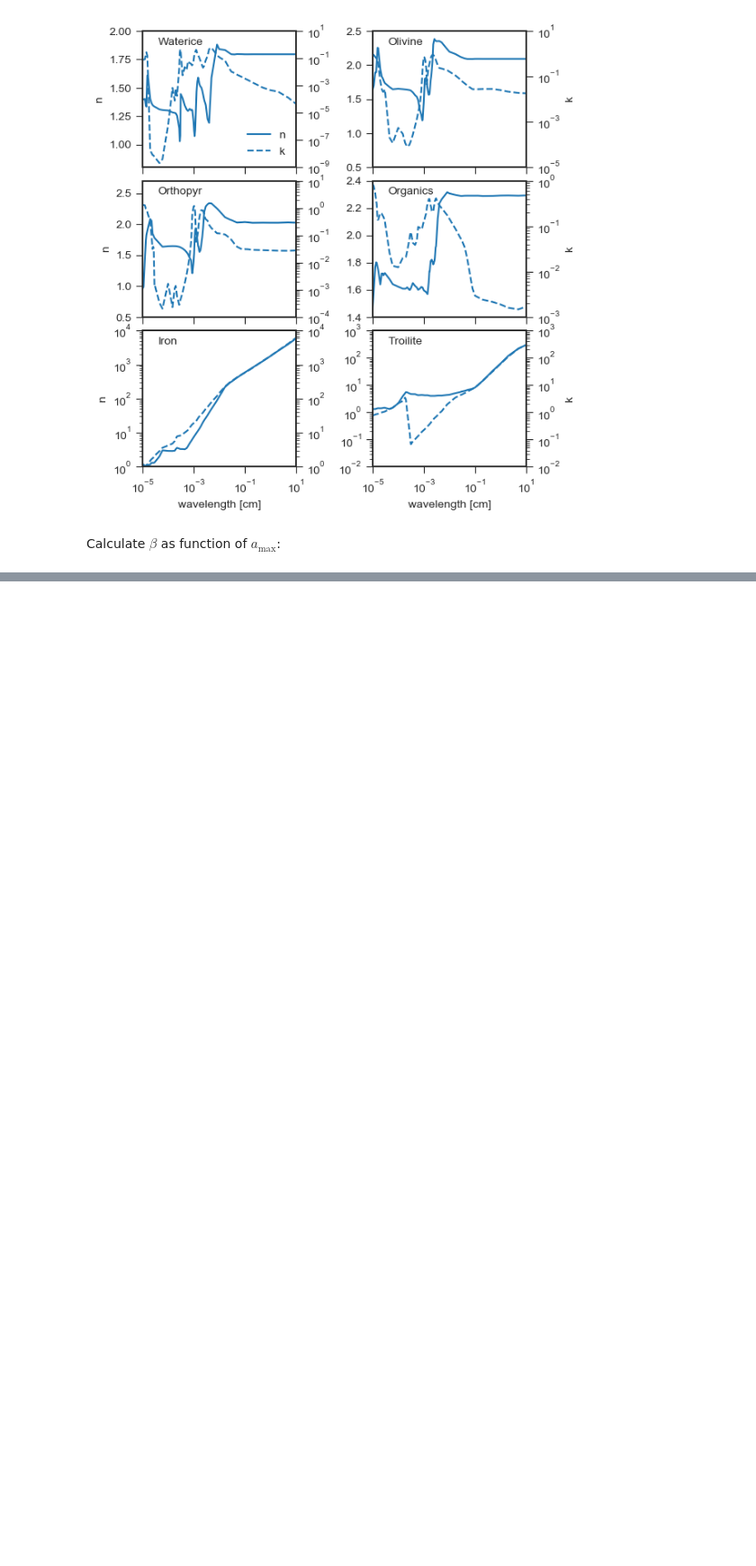
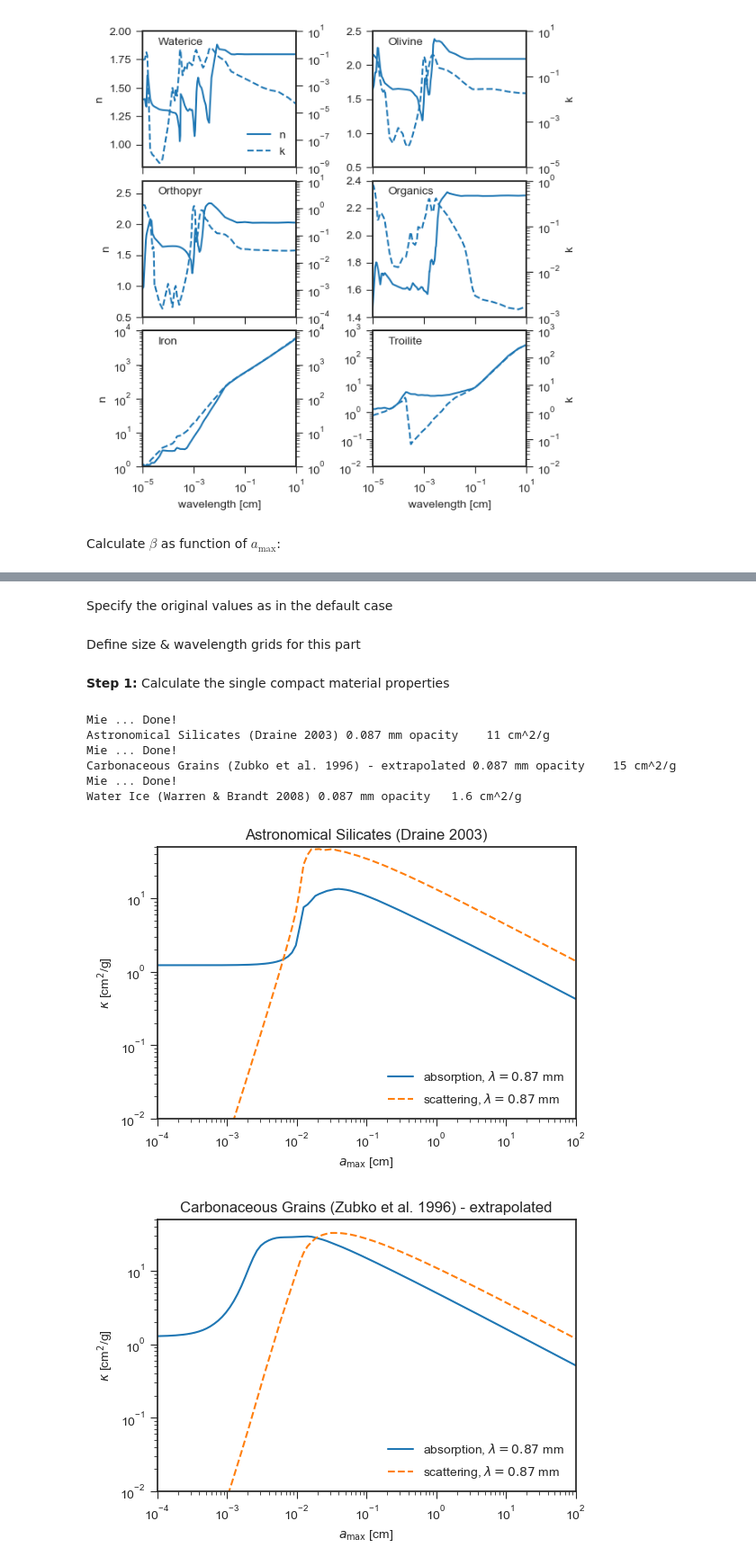
Before and after one commit to seanandrews/p484, a Jupyter notebook: projects/opacities/default_opacities.ipynb, the cells around one changed output, grey strips where cells are left out. Shown: that part at 90% size. Drawn from its saved outputs; the diff is of its cells as text; code cells hidden in the pictures; blank space fills up the shorter version.

```diff
--- a/projects/opacities/default_opacities.ipynb
+++ b/projects/opacities/default_opacities.ipynb
@@ -522,0 +452,53 @@ kappa_abs @ 0.88 mm for a_max = 1mm : 1.38 cm^2/g
+# %%
+%matplotlib inline
+import matplotlib.pyplot as plt
+import numpy as np
+import os
+
+from disklab import opacity
+plt.style.use(['seaborn-ticks', {'figure.dpi': 100}])
+# %% [markdown]
+Specify the original values as in the default case
+# %%
+c1 = opacity.diel_draine2003_astrosil()
+c2 = opacity.diel_zubko_carbon(extrapol=True, lmax=2)
+c3 = opacity.diel_warren(new=True)
+c4 = opacity.diel_vacuum()
+
+constants = [c1, c2, c3, c4]
+
+# after Lucas thesis, the fractions in Ricci+2010 are typos
+
+vol_fract = [0.07, 0.21, 0.42, 0.30]
+densities = [3.50, 2.50, 1.00, 0.00]
+rho_s = (np.array(vol_fract)*densities).sum()
+# %% [markdown]
+Define size & wavelength grids for this part
+# %%
+a = np.logspace(np.log10(5e-7), 2, 150)
+lam = np.logspace(np.log10(6.5e-6), 0, 206)
+
+lam_obs = 0.087
+a_max = 0.1
+# %% [markdown]
+**Step 1:** Calculate the single compact material properties
+# %%
+for const in constants:
+
+    if const.material_str == 'Vacuum':
+        continue
+
+    res   = opacity.get_opacities(a, lam, rho_s=rho_s, diel_const=const, extrapolate_large_grains=True)
+
+    ka, _, _ = opacity.size_average_opacity(lam_obs, a, lam, res['k_abs'], res['k_sca'], plot=True);
+    plt.gca().set_title(const.material_str)
+    print('{} {:.2} mm opacity {:5.2g} cm^2/g'.format(const.material_str, lam_obs,np.interp(a_max, a, ka)))
+# %% [output]
+Mie ... Done!
+Astronomical Silicates (Draine 2003) 0.087 mm opacity    11 cm^2/g
+Mie ... Done!
+Carbonaceous Grains (Zubko et al. 1996) - extrapolated 0.087 mm opacity    15 cm^2/g
+Mie ... Done!
+Water Ice (Warren & Brandt 2008) 0.087 mm opacity   1.6 cm^2/g
+[figure, added]
+[figure, added]
```
Also changed, not shown: parts of 12 cells of this notebook, 2 other files.
